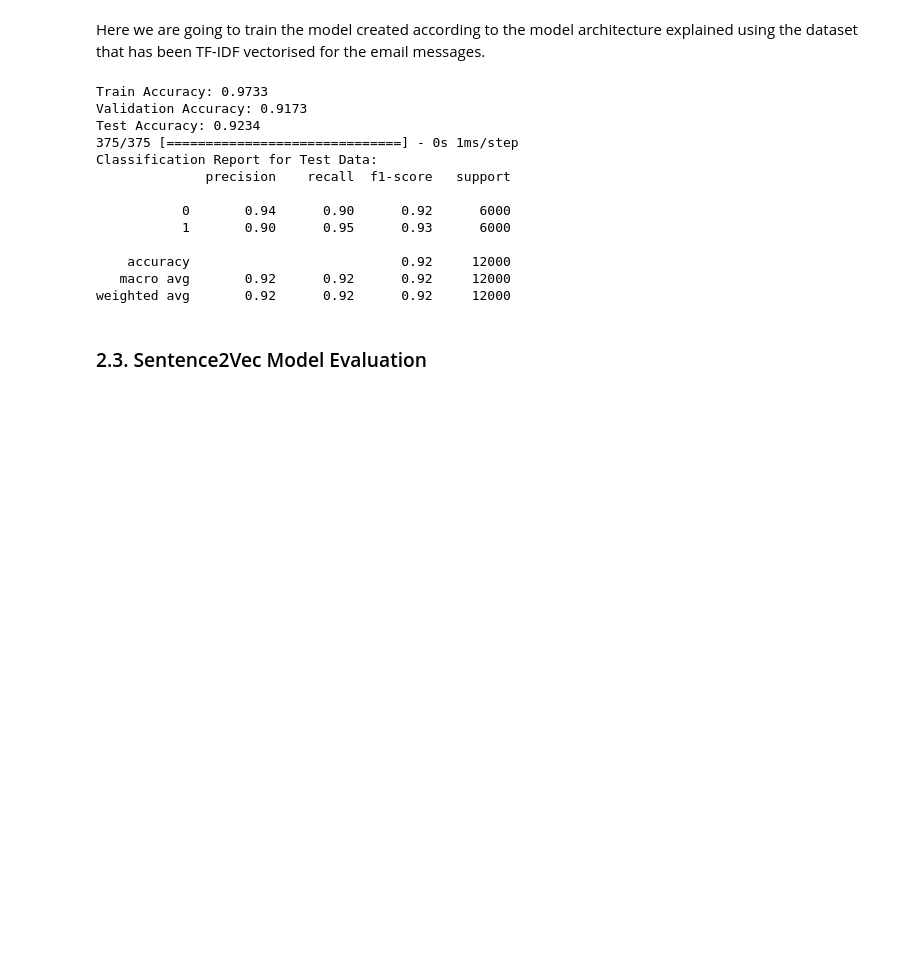
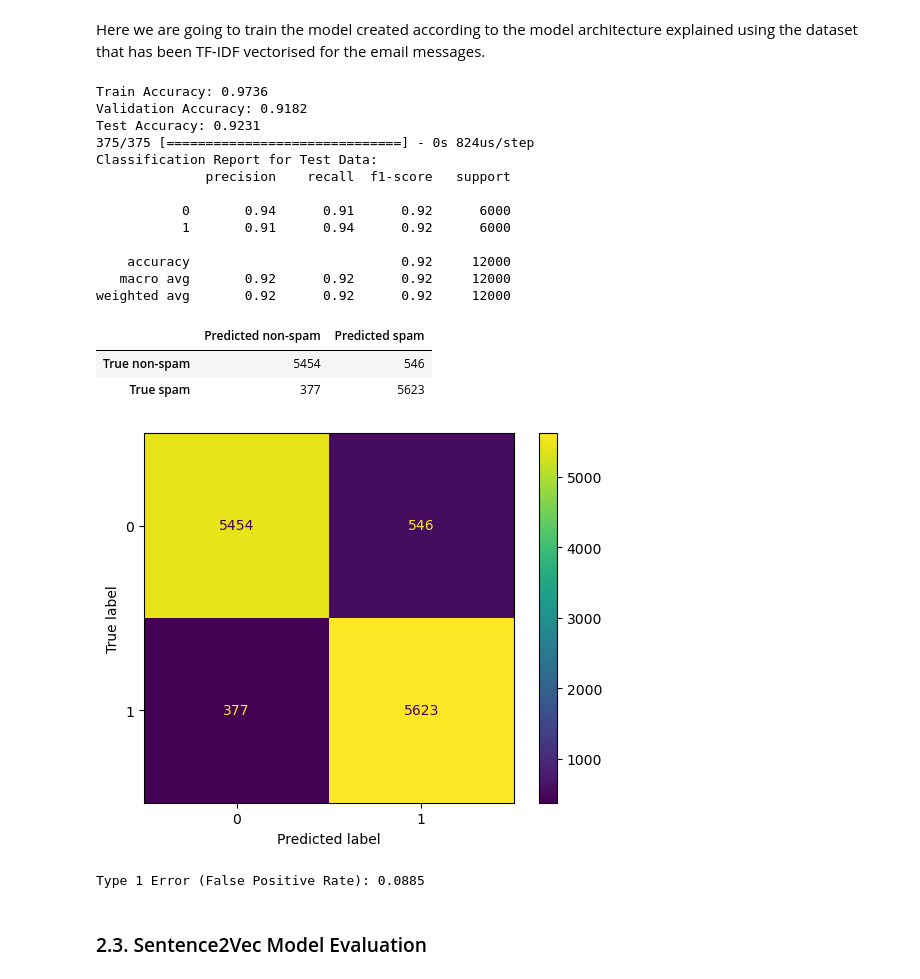
Before and after one commit to dfrancis-tech/email_spam, a Jupyter notebook: Neural_Networks.ipynb, the cells around one changed output. Saved outputs shown, nothing was run; the diff lists cells and outputs as text; code cells hidden in the pictures; blank space fills up the shorter version.

```diff
--- a/Neural_Networks.ipynb
+++ b/Neural_Networks.ipynb
@@ -82,23 +87,6 @@ The shape of X_val_Vec is (5600, 428)
 The shape of y_train is (22400, 1)
 The shape of y_test is (12000, 1)
 The shape of y_validation is (5600, 1)
-# %%
-# Scale the data
-
-# Initialize the MinMaxScaler
-scaler = MinMaxScaler()
-
-# Fit and transform the scaler on X_train
-X_train = scaler.fit_transform(X_train)
-
-# Transform X_test and X_validation using the previously fitted scaler
-X_test = scaler.transform(X_test)
-X_validation = scaler.transform(X_validation)
-
-# Similarly, transform the vectorized data
-X_train_Vec = scaler.fit_transform(X_train_Vec)
-X_test_Vec = scaler.transform(X_test_Vec)
-X_val_Vec = scaler.transform(X_val_Vec)
 # %% [markdown]
 <a id = "nn"></a>
 ## 2. Neural Network
@@ -181,19 +169,51 @@ y_test = np.asarray(y_test, dtype=int)
 print("Classification Report for Test Data:")
 print(classification_report(y_test, y_test_pred))
 # %% [output]
-Train Accuracy: 0.9733
-Validation Accuracy: 0.9173
-Test Accuracy: 0.9234
-375/375 [==============================] - 0s 1ms/step
+Train Accuracy: 0.9736
+Validation Accuracy: 0.9182
+Test Accuracy: 0.9231
+375/375 [==============================] - 0s 824us/step
 Classification Report for Test Data:
               precision    recall  f1-score   support
 
-           0       0.94      0.90      0.92      6000
-           1       0.90      0.95      0.93      6000
+           0       0.94      0.91      0.92      6000
+           1       0.91      0.94      0.92      6000
 
     accuracy                           0.92     12000
    macro avg       0.92      0.92      0.92     12000
 weighted avg       0.92      0.92      0.92     12000
+# %%
+# Generate confusion matrix
+cf_matrix = confusion_matrix(y_test, y_test_pred)
+
+# label rows and columns
+cf_df = pd.DataFrame(
+    cf_matrix,
+    columns=["Predicted non-spam", "Predicted spam"],
+    index=["True non-spam", "True spam"]
+)
+
+display(cf_df)
+# %% [output]
+|  | Predicted non-spam | Predicted spam |
+| True non-spam | 5454 | 546 |
+| True spam | 377 | 5623 |
+# %%
+# Visualize confusion matrix
+ConfusionMatrixDisplay(cf_matrix).plot()
+plt.show()
+# %% [output]
+[figure, added]
+# %%
+# Calculate True Positives (TP), False Positives (FP), True Negatives (TN), False Negatives (FN)
+TP = cf_matrix[1, 1]
+FP = cf_matrix[0, 1]
+
+# Calculate Type 1 error (False Positive Rate)
+type_1_error = FP / (FP + TP)
+print(f"Type 1 Error (False Positive Rate): {type_1_error:.4f}")
+# %% [output]
+Type 1 Error (False Positive Rate): 0.0885
 # %% [markdown]
 <a id = "sv"></a>
 ### 2.3. Sentence2Vec Model Evaluation
```
Also changed, not shown: parts of 9 cells of this notebook.
